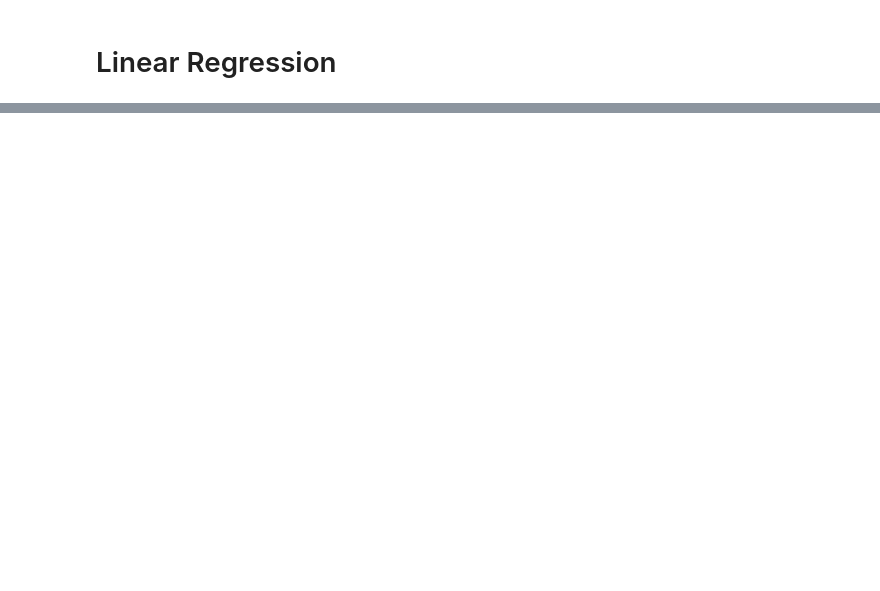
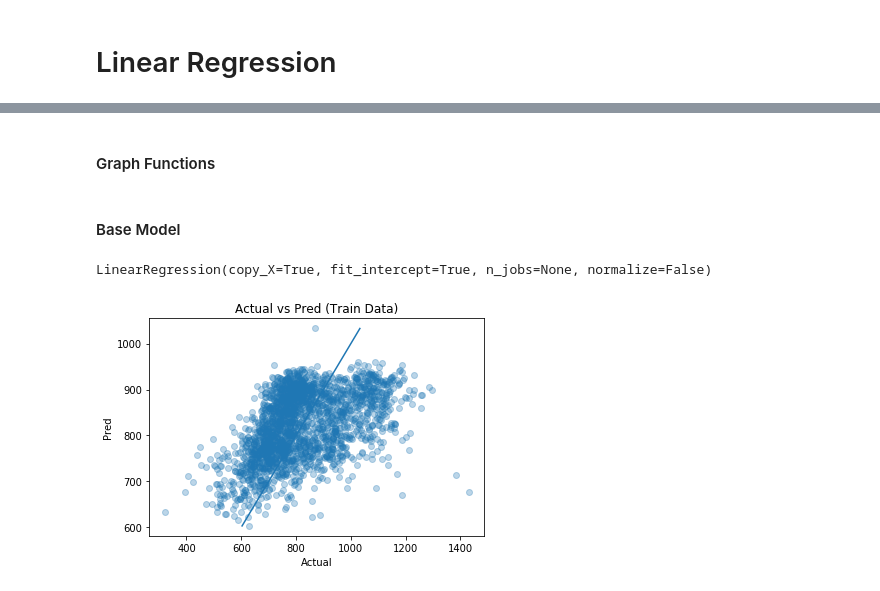
Before and after one commit to silvernine209/chicago_crime_rate_predictor, a Jupyter notebook: project_2_luther_lee_matthew.ipynb, the cells around one changed output, grey strips where cells are left out. Cells and saved outputs as stored; diff of their text form; code cells hidden in the pictures; blank space fills up the shorter version.

```diff
--- a/project_2_luther_lee_matthew.ipynb
+++ b/project_2_luther_lee_matthew.ipynb
@@ -361,7 +347,2 @@ sns.distplot(df_merged['CRIME_COUNT'])
 # %% [markdown]
 # Linear Regression
-# %%
-#Split the data 80/20 cross-validation/test
-X = df_merged[list(df_merged.columns[0:5].append(df_merged.columns[6:]))]
-y = df_merged['CRIME_COUNT']
-X_cross_val, X_test, y_cross_val, y_test = train_test_split(X, y, test_size=0.2,random_state=42)
@@ -513,0 +359,40 @@ R2_eval : -2602810.664
+# %% [markdown]
+#### Graph Functions
+# %%
+def graph_pred_vs_actual(actual,pred,data_type):
+    plt.scatter(actual,pred,alpha=.3)
+    plt.plot(np.linspace(int(min(pred)),int(max(pred)),int(max(pred))),np.linspace(int(min(pred)),int(max(pred)),int(max(pred))))
+    plt.title('Actual vs Pred ({} Data)'.format(data_type))
+    plt.xlabel('Actual')
+    plt.ylabel('Pred')
+    plt.show()
+def graph_residual(actual,residual,data_type):
+    plt.scatter(actual,residual,alpha=.3)
+    plt.plot(np.linspace(int(min(actual)),int(max(actual)),int(max(actual))),np.linspace(0,0,int(max(actual))))
+    plt.title('Actual vs Residual ({} Data)'.format(data_type))
+    plt.xlabel('Actual')
+    plt.ylabel('Residual')
+    plt.show()
+# %% [markdown]
+#### Base Model
+# %%
+#Split the data 80/20 cross-validation/test
+# Include Categorical features : ['T_HIGH_F', 'T_LOW_F', 'HUMIDITY_%', 'BAROMETER_HG', 'WIND_MPH']
+features = list(df_merged.columns[0:5])
+target = 'CRIME_COUNT'
+
+X = df_merged[features]
+y = df_merged[target]
+
+X_train, X_test, y_train, y_test = train_test_split(X, y, test_size=0.2,random_state=42)
+X_train, X_val, y_train, y_val = train_test_split(X, y, test_size=0.25,random_state=42)
+
+base_model = LinearRegression()
+base_model.fit(X_train,y_train)
+# %% [output]
+LinearRegression(copy_X=True, fit_intercept=True, n_jobs=None, normalize=False)
+# %%
+# Plot predicted vs actual
+graph_pred_vs_actual(y_train,base_model.predict(X_train),'Train')
+# %% [output]
+[figure, added]
```
Also changed, not shown: parts of 69 cells of this notebook.
